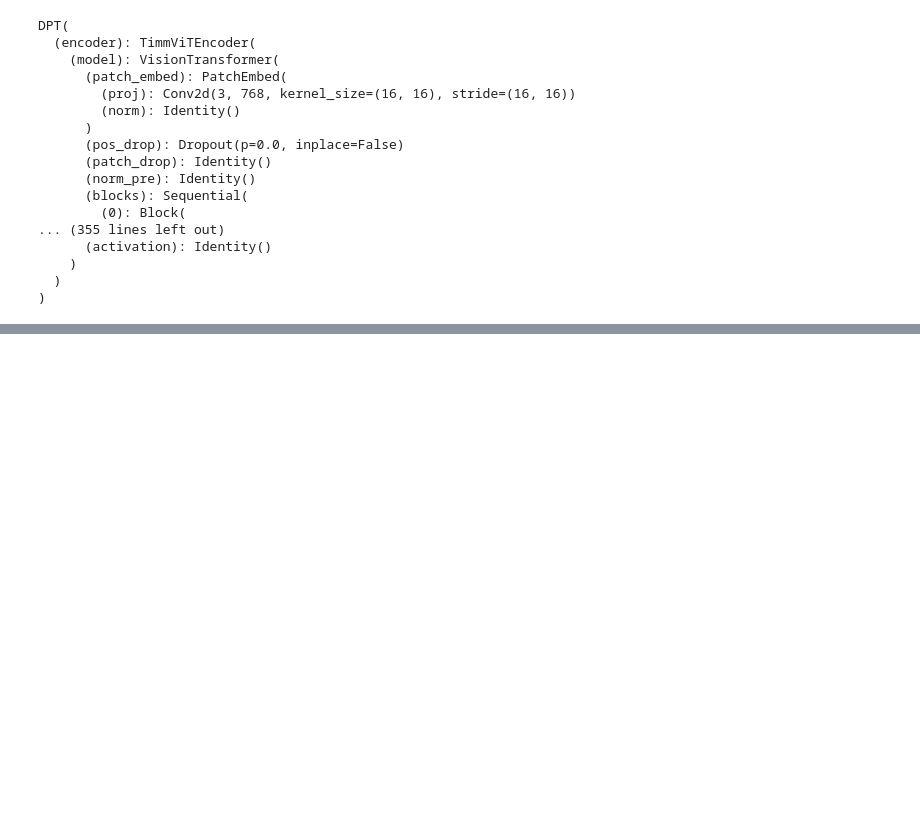
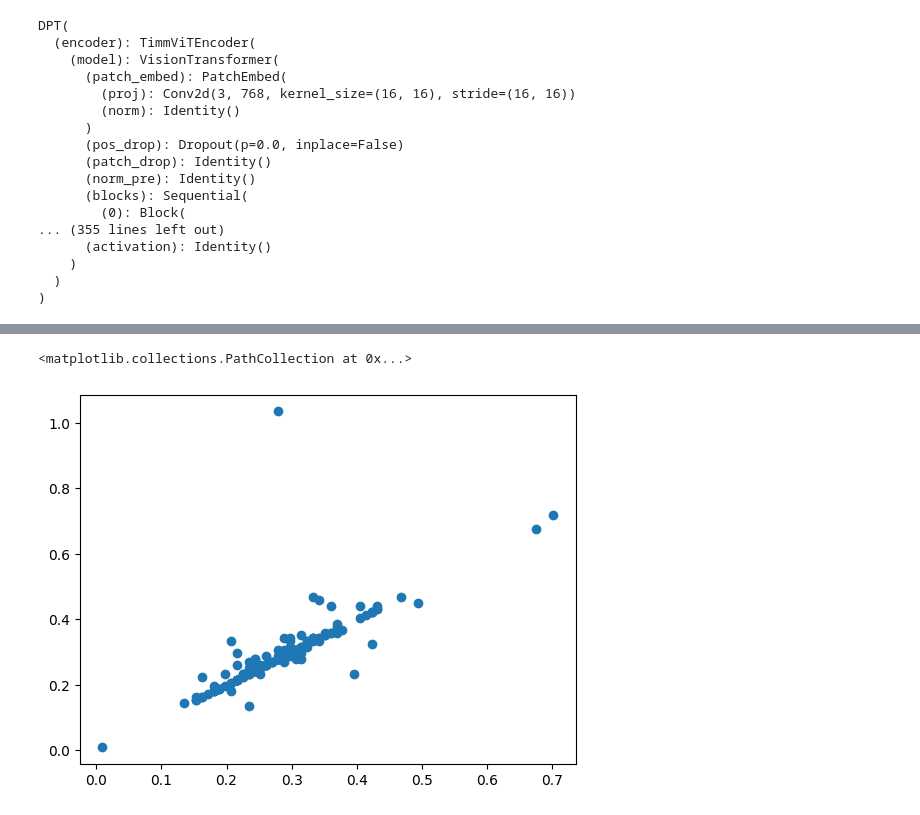
Before and after one commit to tsak1998/pronuclei_extraction, a Jupyter notebook: src/notebooks_pn/euploid_research.ipynb, the cells around one changed output, grey strips where cells are left out. Cells and saved outputs as stored; diff of their text form; code cells hidden in the pictures; blank space fills up the shorter version.

```diff
--- a/src/notebooks_pn/euploid_research.ipynb
+++ b/src/notebooks_pn/euploid_research.ipynb
@@ -418,0 +858,5 @@ pn2_features = [extract_shape_geometry_features(msk[1]) for msk in masks]
+# %%
+plt.scatter(appear_pn1,appear_pn2)
+# %% [output]
+<matplotlib.collections.PathCollection at 0x...>
+[figure, added]
```
Also changed, not shown: parts of 58 cells of this notebook, 1 other file.
